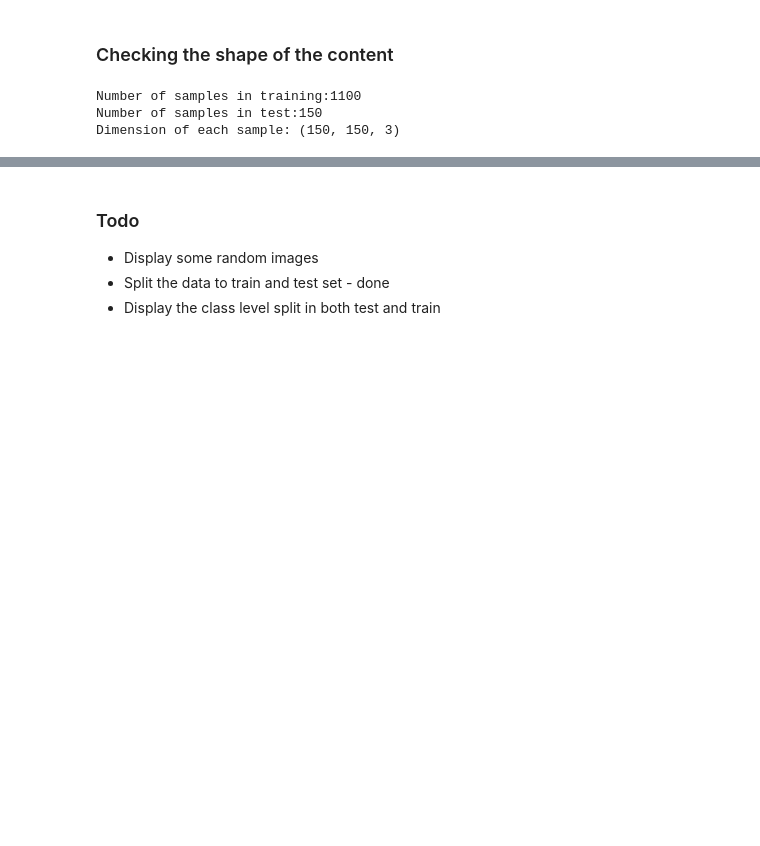
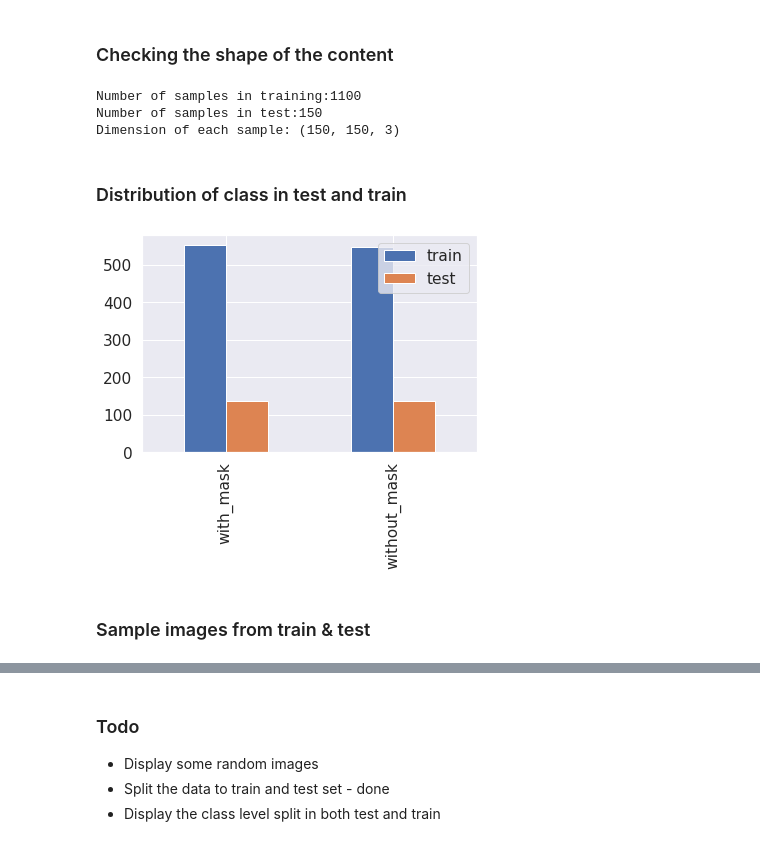
Before and after one commit to portfolio-vishwa/facemask_dl, a Jupyter notebook: myCode/training-v1-custom-network.ipynb, the cells around one changed output, grey strips where cells are left out. Saved outputs shown, nothing was run; the diff lists cells and outputs as text; code cells hidden in the pictures; blank space fills up the shorter version.

Commit message:
visualization changes

```diff
--- a/myCode/training-v1-custom-network.ipynb
+++ b/myCode/training-v1-custom-network.ipynb
@@ -102,3 +108,17 @@ print("Dimension of each sample: " + str(x_train.shape[1:]))
 Number of samples in training:1100
 Number of samples in test:150
 Dimension of each sample: (150, 150, 3)
+# %% [markdown]
+### Distribution of class in test and train
+# %%
+_, train_counts = np.unique(y_train, return_counts=True)
+_, test_counts = np.unique(y_test, return_counts=True)
+pd.DataFrame({'train': train_counts,
+                    'test': test_counts},
+             index=class_names
+            ).plot.bar()
+plt.show()
+# %% [output]
+[figure, added]
+# %% [markdown]
+### Sample images from train & test
```
Also changed, not shown: parts of 10 cells of this notebook.
